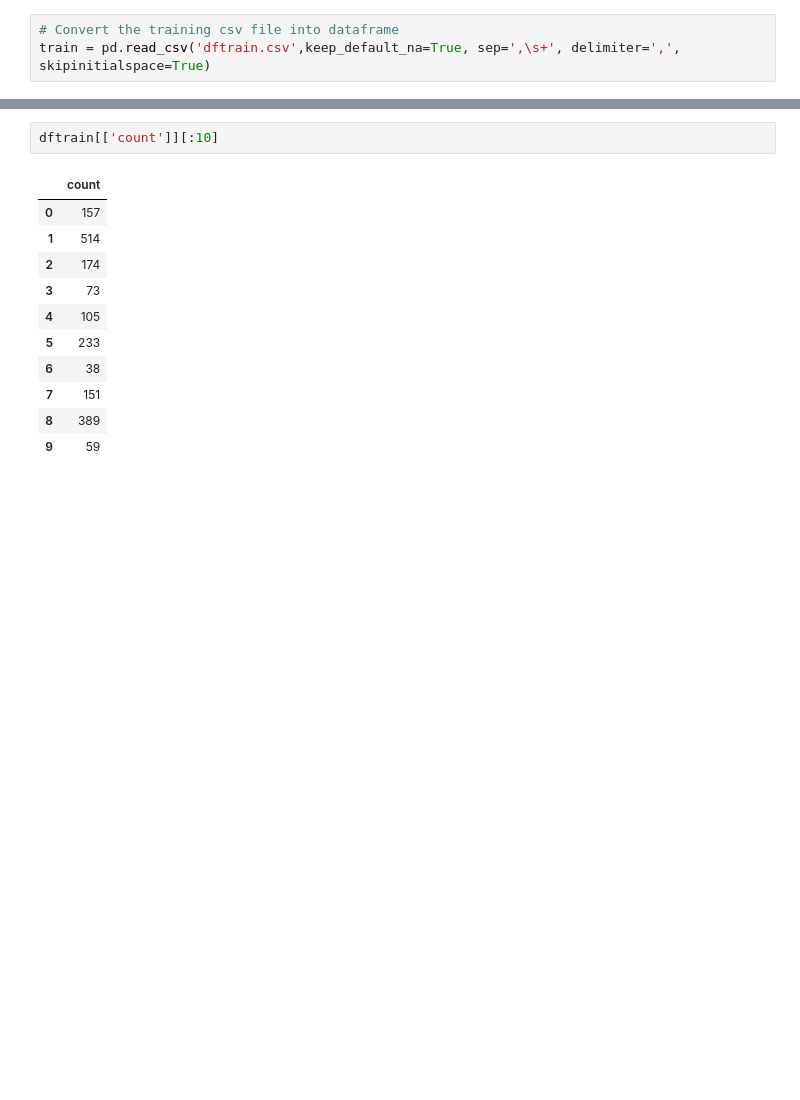
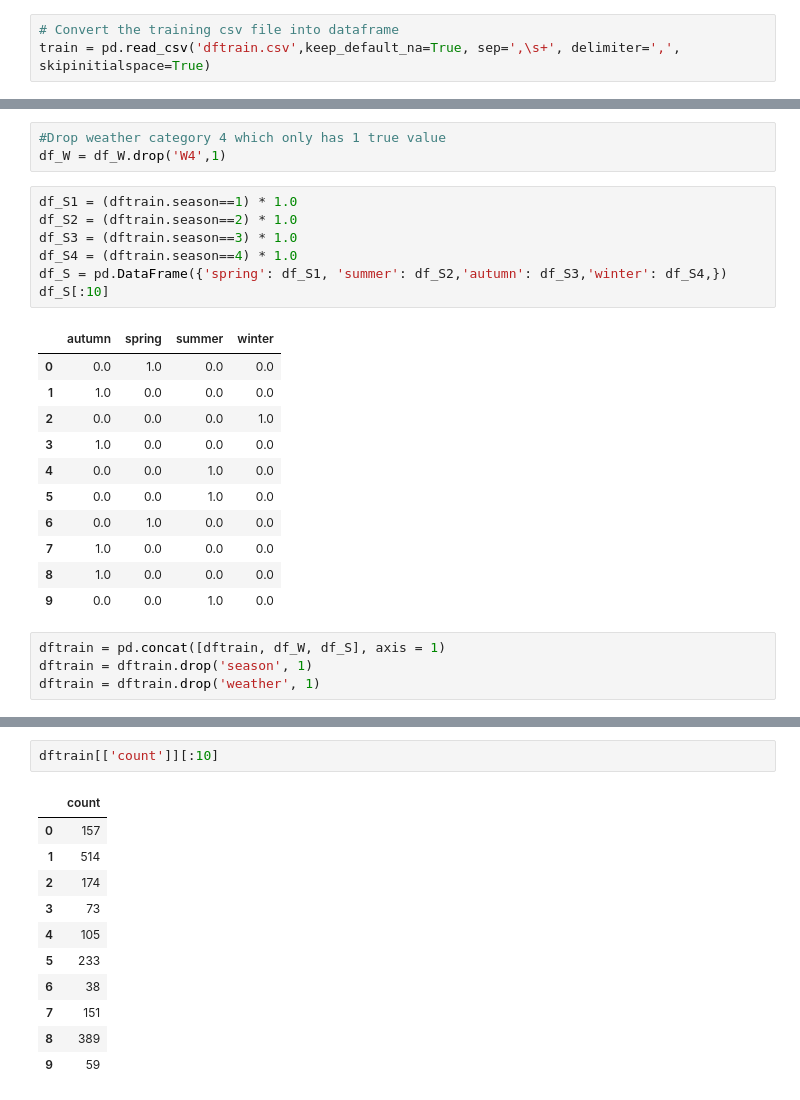
Before and after one commit to Emmet62/DAGroupProject2018, a Jupyter notebook: Bike_Sharing_Demand.ipynb, the cells around one changed output, grey strips where cells are left out. Cells and saved outputs as stored; diff of their text form; blank space fills up the shorter version.

```diff
--- a/Bike_Sharing_Demand.ipynb
+++ b/Bike_Sharing_Demand.ipynb
@@ -342,2 +361,28 @@ train = pd.read_csv('dftrain.csv',keep_default_na=True, sep=',\s+', delimiter=',
+# %%
+#Drop weather category 4 which only has 1 true value
+df_W = df_W.drop('W4',1)
+# %%
+df_S1 = (dftrain.season==1) * 1.0
+df_S2 = (dftrain.season==2) * 1.0
+df_S3 = (dftrain.season==3) * 1.0
+df_S4 = (dftrain.season==4) * 1.0
+df_S = pd.DataFrame({'spring': df_S1, 'summer': df_S2,'autumn': df_S3,'winter': df_S4,})
+df_S[:10]
+# %% [output]
+|  | autumn | spring | summer | winter |
+| 0 | 0.0 | 1.0 | 0.0 | 0.0 |
+| 1 | 1.0 | 0.0 | 0.0 | 0.0 |
+| 2 | 0.0 | 0.0 | 0.0 | 1.0 |
+| 3 | 1.0 | 0.0 | 0.0 | 0.0 |
+| 4 | 0.0 | 0.0 | 1.0 | 0.0 |
+| 5 | 0.0 | 0.0 | 1.0 | 0.0 |
+| 6 | 0.0 | 1.0 | 0.0 | 0.0 |
+| 7 | 1.0 | 0.0 | 0.0 | 0.0 |
+| 8 | 1.0 | 0.0 | 0.0 | 0.0 |
+| 9 | 0.0 | 0.0 | 1.0 | 0.0 |
+# %%
+dftrain = pd.concat([dftrain, df_W, df_S], axis = 1)
+dftrain = dftrain.drop('season', 1)
+dftrain = dftrain.drop('weather', 1)
 # %%
 # Select columns containing categorical data
```
Also changed, not shown: parts of 10 cells of this notebook, 6 other files.
